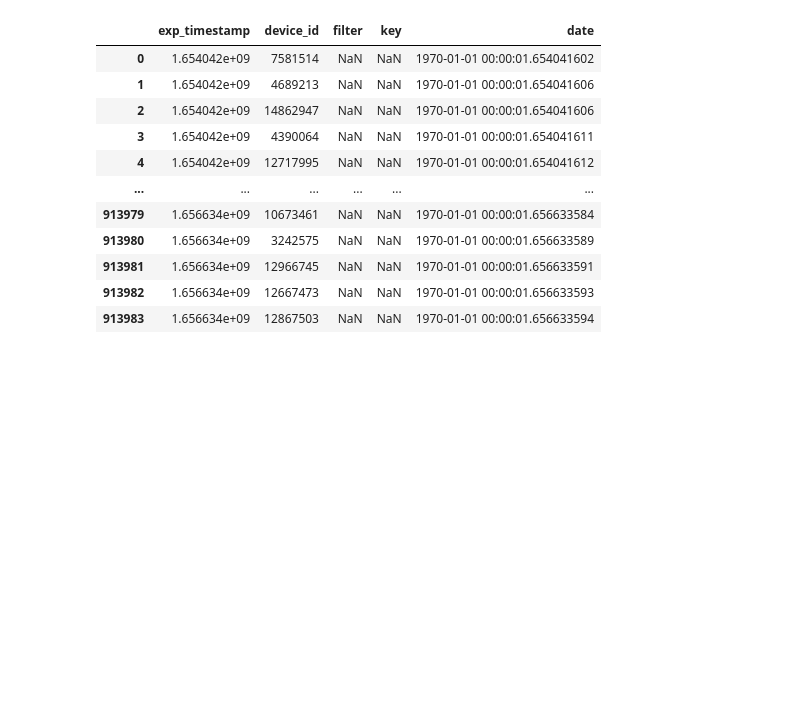
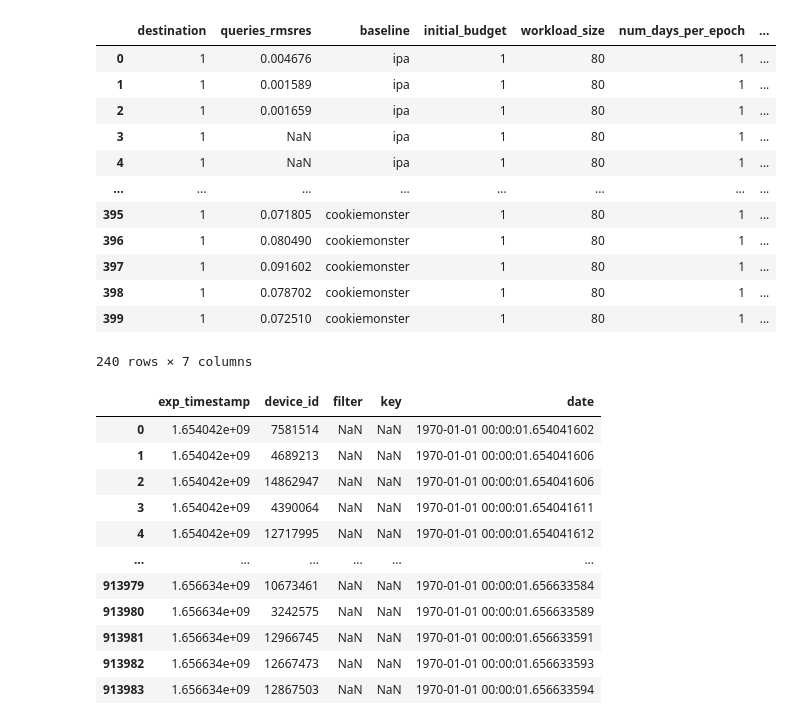
Before and after one commit to columbia/cookiemonster, a Jupyter notebook: notebooks/patcg_camera_ready_changes.ipynb, the cells around one changed output. Drawn from its saved outputs; the diff is of its cells as text; code cells hidden in the pictures; blank space fills up the shorter version.

```diff
--- a/notebooks/patcg_camera_ready_changes.ipynb
+++ b/notebooks/patcg_camera_ready_changes.ipynb
@@ -7,3 +45,19 @@ from datetime import datetime
+# %%
+df.query(f"{variable} == 1")
+# %% [output]
+|  | destination | queries_rmsres | baseline | initial_budget | workload_size | num_days_per_epoch | ... |
+| 0 | 1 | 0.004676 | ipa | 1 | 80 | 1 | ... |
+| 1 | 1 | 0.001589 | ipa | 1 | 80 | 1 | ... |
+| 2 | 1 | 0.001659 | ipa | 1 | 80 | 1 | ... |
+| 3 | 1 | NaN | ipa | 1 | 80 | 1 | ... |
+| 4 | 1 | NaN | ipa | 1 | 80 | 1 | ... |
+| ... | ... | ... | ... | ... | ... | ... | ... |
+| 395 | 1 | 0.071805 | cookiemonster | 1 | 80 | 1 | ... |
+| 396 | 1 | 0.080490 | cookiemonster | 1 | 80 | 1 | ... |
+| 397 | 1 | 0.091602 | cookiemonster | 1 | 80 | 1 | ... |
+| 398 | 1 | 0.078702 | cookiemonster | 1 | 80 | 1 | ... |
+| 399 | 1 | 0.072510 | cookiemonster | 1 | 80 | 1 | ... |
+240 rows × 7 columns
 # %%
 impressions = pd.read_csv("../data/patcg/v375_patcg_impressions.csv")
 # %%
```
Also changed, not shown: parts of 3 cells of this notebook, 4 other files.
